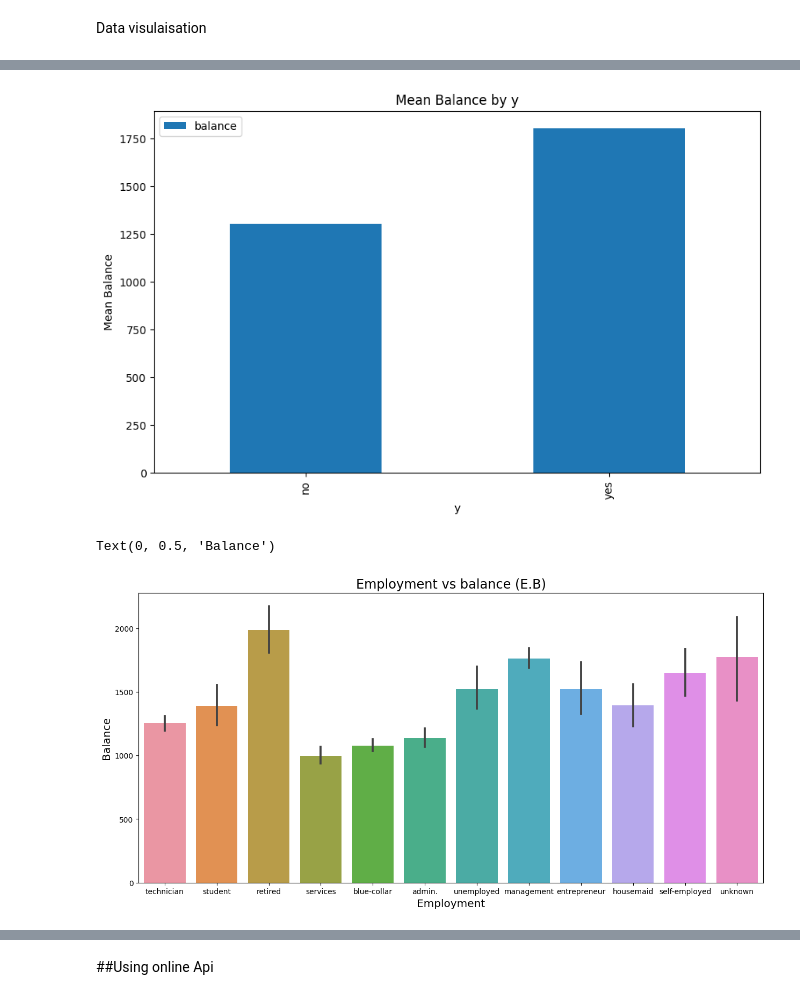
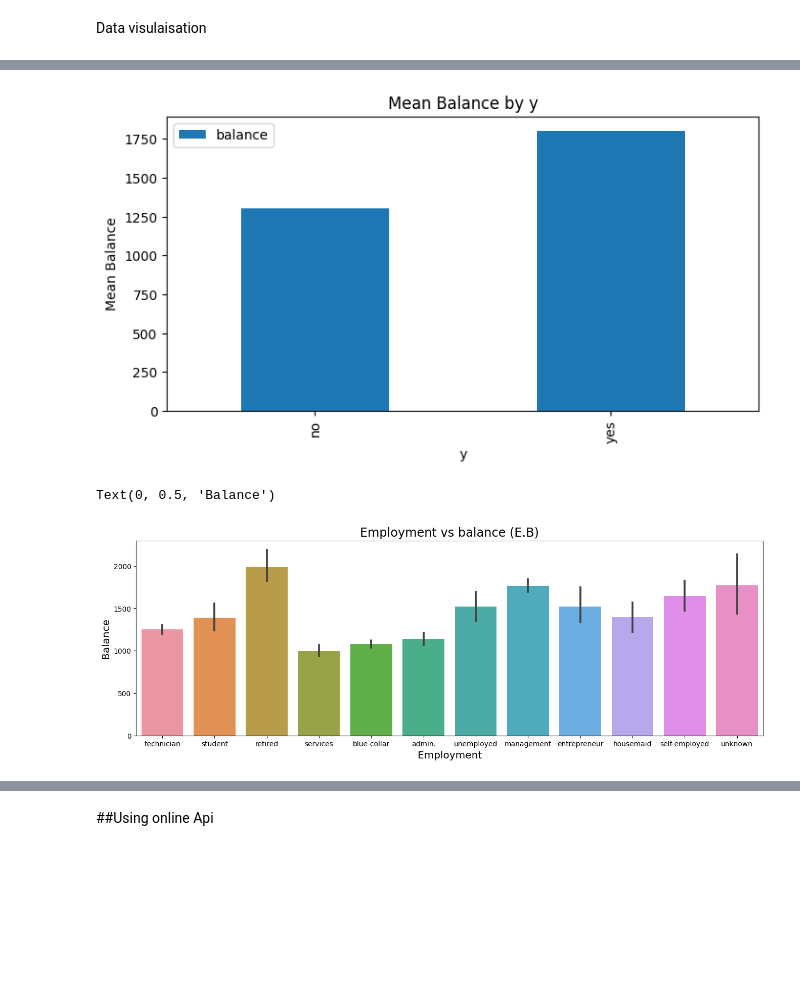
Before and after one commit to Ayomide-ola/UCDPA_Ayomide, a Jupyter notebook: predict term deposit project.ipynb, the cells around one changed output, grey strips where cells are left out. Cells and saved outputs as stored; diff of their text form; code cells hidden in the pictures; blank space fills up the shorter version.

```diff
--- a/predict term deposit project.ipynb
+++ b/predict term deposit project.ipynb
@@ -732,15 +735,16 @@ Text(0.5, 1.0, 'Defaulters')
 # %%
 #sns.barplot(data=all_merge, y='y', x='balance')
 #all_merge.groupby('y').mean()['balance'].plot.bar()
+plt.figure(figsize=(8,4))
 all_merge2.groupby('y').mean()['balance'].plot(kind='bar')
 plt.xlabel('y')
 plt.ylabel('Mean Balance')
 plt.title('Mean Balance by y')
 plt.legend()
 plt.show()
 # mean of banlance improves the chances of buying, averagely the more customer, the more chances of selling significant number of services, and the lower the no
 # %% [output]
-[figure, old version]
+[figure, new version]
 # %%
 plt.figure(figsize=(15,7))
 sns.barplot(data=all_merge, x='job', y='balance')
@@ -749,7 +753,7 @@ plt.title("Employment vs balance", size="xx-large")
 plt.xlabel("Employment" ,size="x-large")
 plt.ylabel("Balance" ,size="x-large")
 # %%
-plt.figure(figsize=(15,7))
+plt.figure(figsize=(16,5))
 sns.barplot(data=all_merge2, x='job', y='balance')
 
 plt.title("Employment vs balance (E.B)", size="xx-large")
@@ -758,5 +762,5 @@ plt.ylabel("Balance" ,size="x-large")
 #Retired people have the higest balance and service eployees have the lowest
 # %% [output]
 Text(0, 0.5, 'Balance')
-[figure, old version]
+[figure, new version]
 # %%
```
Also changed, not shown: parts of 4 cells of this notebook.
